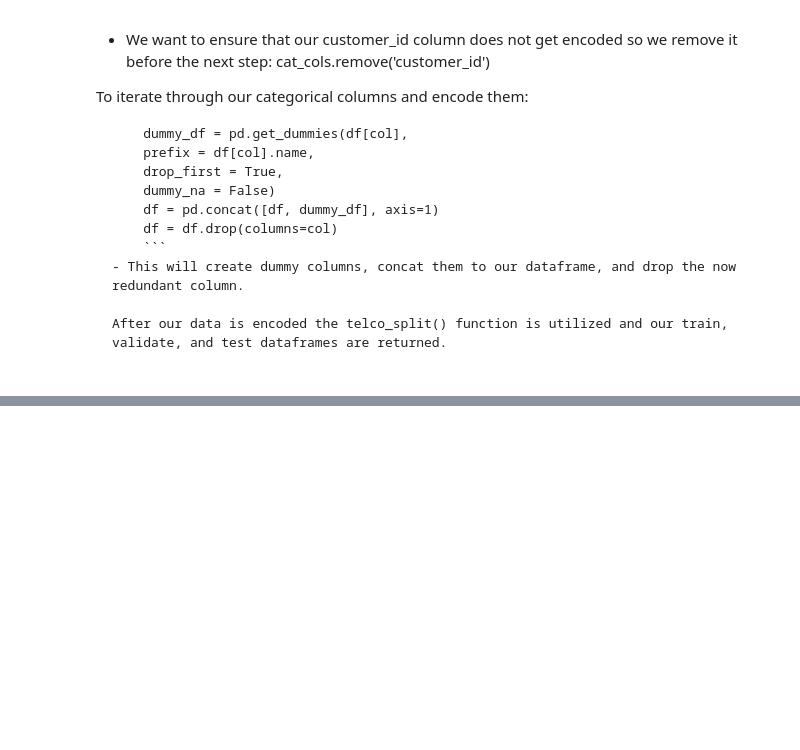
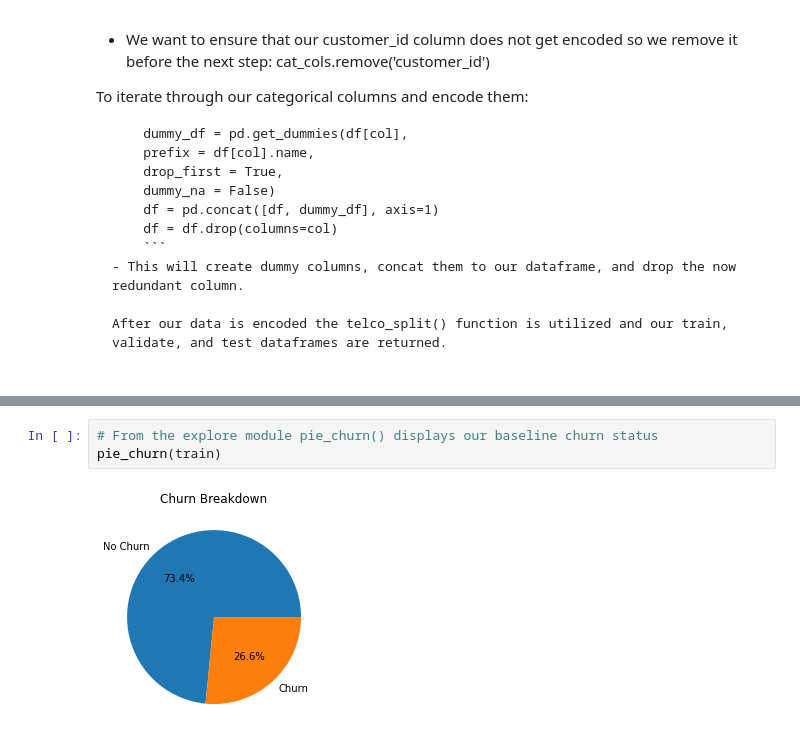
Before and after one commit to watermanbrandyn/classification_project, a Jupyter notebook: Final Report.ipynb, the cells around one changed output, grey strips where cells are left out. Drawn from its saved outputs; the diff is of its cells as text; blank space fills up the shorter version.

```diff
--- a/Final Report.ipynb
+++ b/Final Report.ipynb
@@ -103,0 +117,5 @@ We now want to try and delve out as many of the questions we asked initially, an
+# %%
+# From the explore module pie_churn() displays our baseline churn status
+pie_churn(train)
+# %% [output]
+[figure, added]
```
Also changed, not shown: parts of 29 cells of this notebook.
